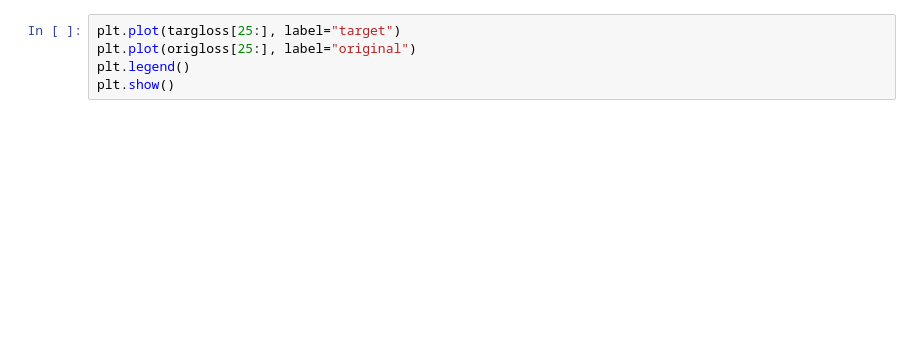
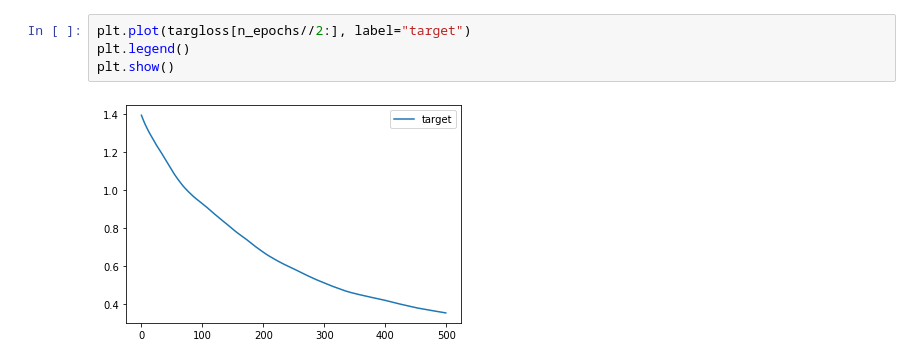
Before and after one commit to earlence-security/invis-perturbations, a Jupyter notebook: image_net.ipynb, the cells around one changed output. Drawn from its saved outputs; the diff is of its cells as text; blank space fills up the shorter version.

```diff
--- a/image_net.ipynb
+++ b/image_net.ipynb
@@ -223,8 +278,9 @@ plt.show()
 # %%
-plt.plot(targloss[25:], label="target")
-plt.plot(origloss[25:], label="original")
+plt.plot(targloss[n_epochs//2:], label="target")
 plt.legend()
 plt.show()
+# %% [output]
+[figure, added]
 # %%
 lay2 = torch.nn.Softmax(dim=1)
 prob = lay2(out)
```
Also changed, not shown: parts of 19 cells of this notebook, 28 other files.
